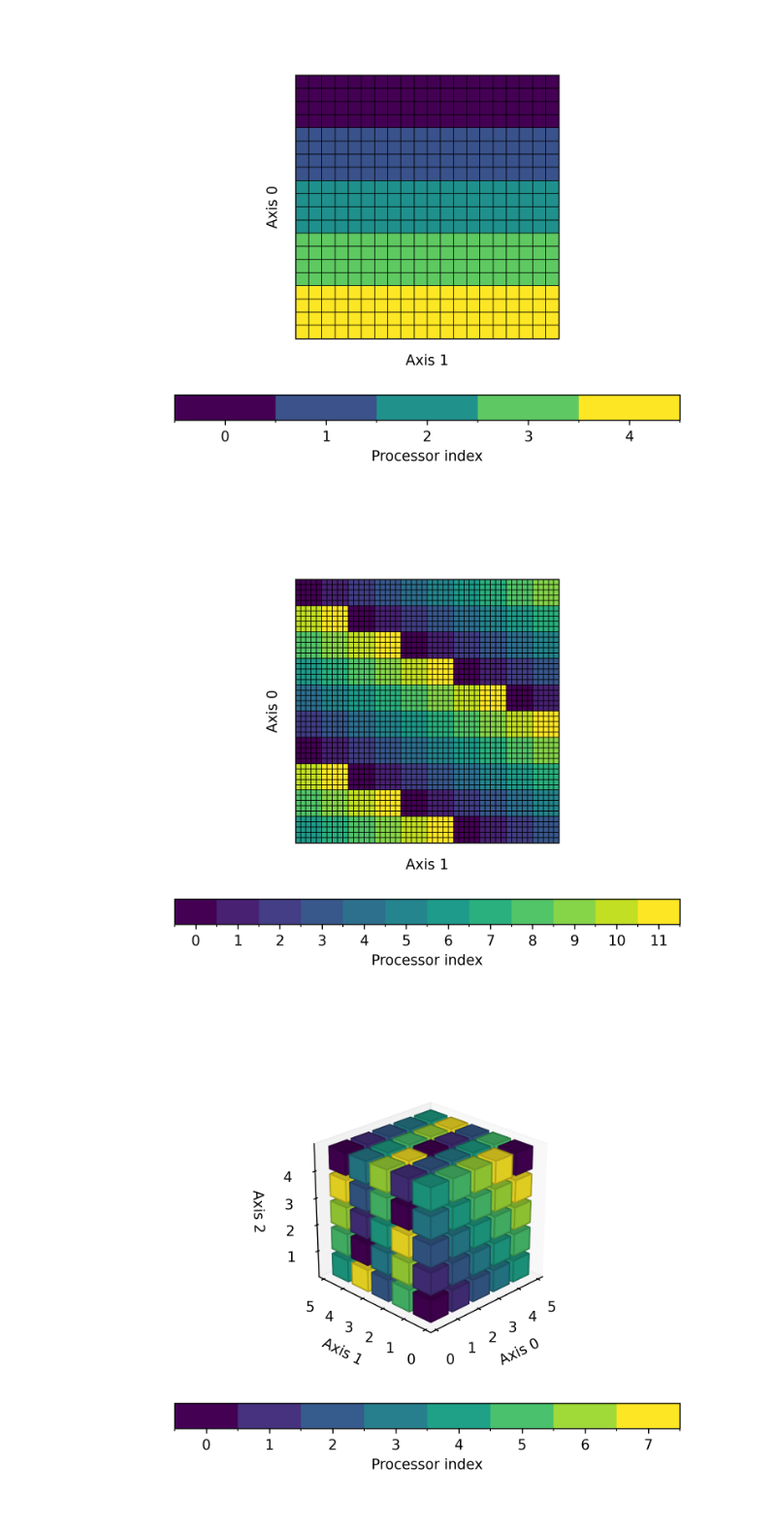
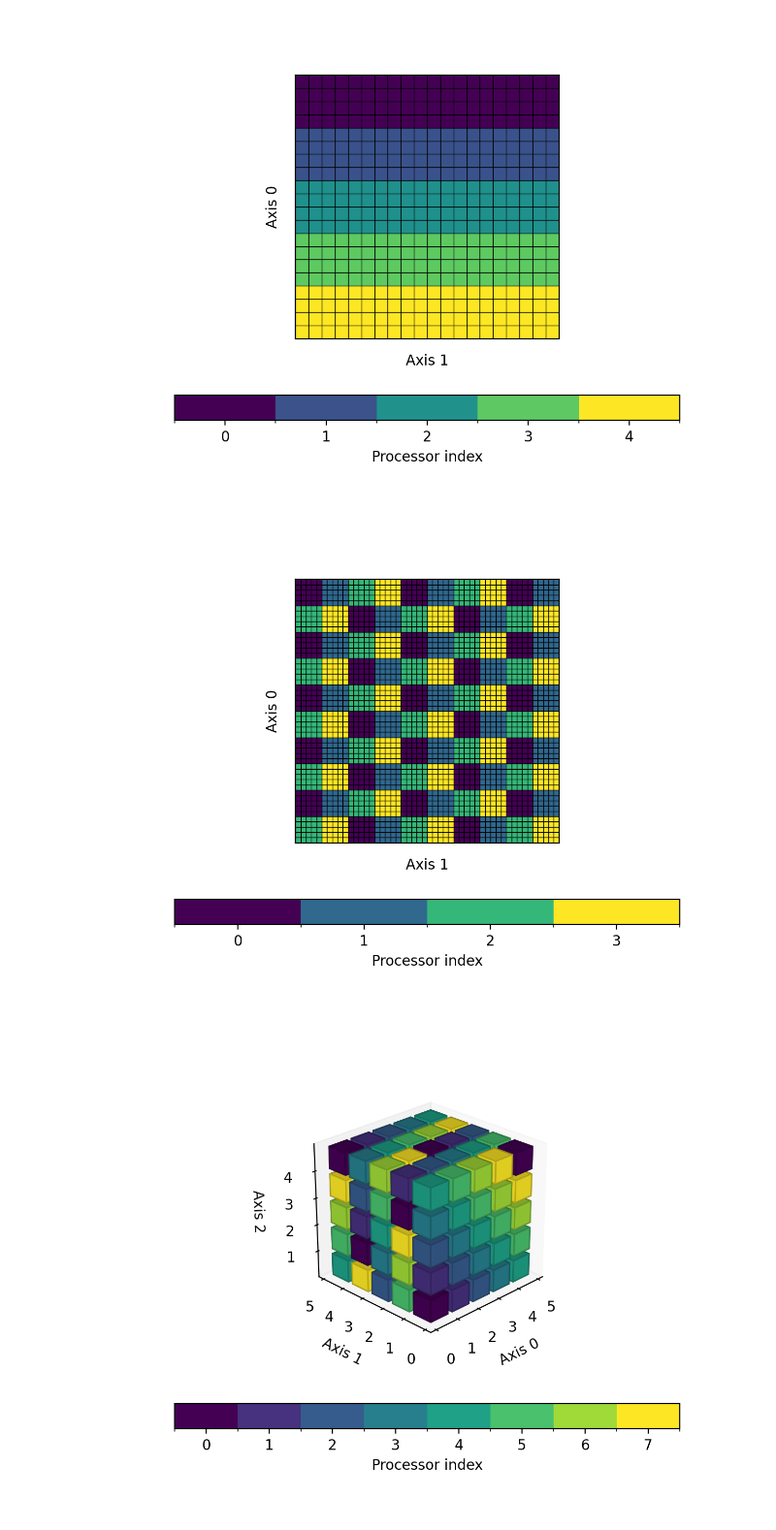
Before and after one commit to Helmholtz-AI-Energy/tensorcraft, a Jupyter notebook: notebooks/viz_basics.ipynb, the cells around one changed output. Shown at 97% size. Drawn from its saved outputs; the diff is of its cells as text; code cells hidden in the pictures.

```diff
--- a/notebooks/viz_basics.ipynb
+++ b/notebooks/viz_basics.ipynb
@@ -49,12 +49,12 @@ plotTensor2D(tensor, d)
 # %%
 %matplotlib widget
 
 
 tensor = Tensor((50, 50))
-d = TileDist(12, 5)
+d = TileDist(4, 5)
 plotTensor2D(tensor, d)
 # %% [output]
-[figure, old version]
+[figure, new version]
 # %%
 %matplotlib widget
 tensor = Tensor((5, 5, 5))
```
Also changed, not shown: parts of 3 cells of this notebook, 7 other files.
